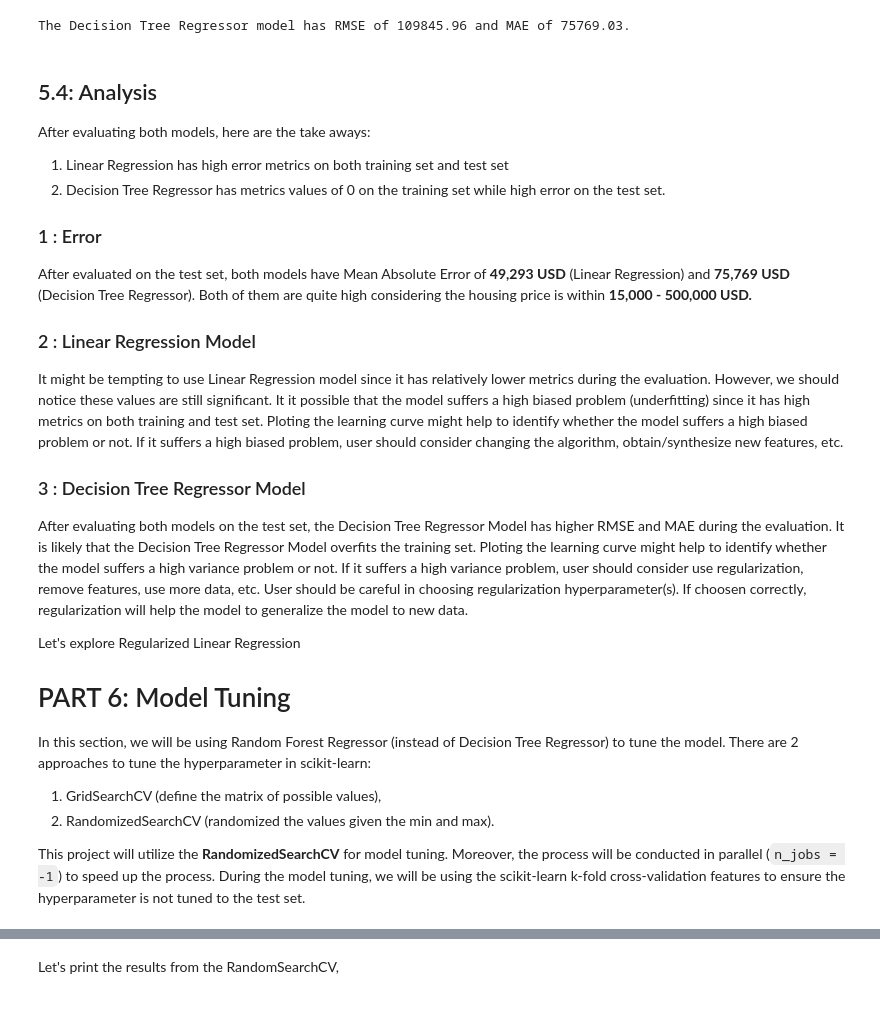
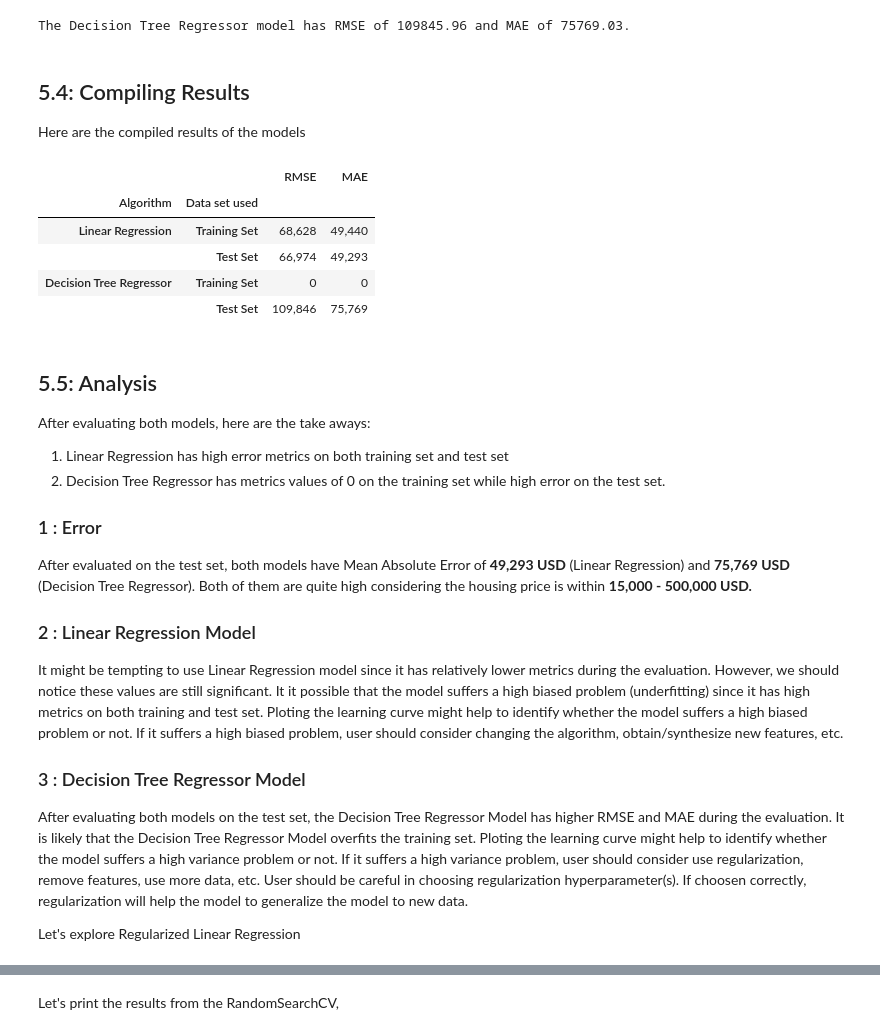
Before and after one commit to ahman24/machine_learning, a Jupyter notebook: Python - Hands on Machine Learning/1. housing prediction/California Districts Housing Price Prediction.ipynb, the cells around one changed output, grey strips where cells are left out. Drawn from its saved outputs; the diff is of its cells as text; code cells hidden in the pictures.

Commit message:
Update California Districts Housing Price Prediction.ipynb
1. revised the table on the introduction
2. added 'sections' to each 'PART'

```diff
--- a/Python - Hands on Machine Learning/1. housing prediction/California Districts Housing Price Prediction.ipynb
+++ b/Python - Hands on Machine Learning/1. housing prediction/California Districts Housing Price Prediction.ipynb
@@ -524,8 +527,30 @@ eval_tree_mae = mean_absolute_error(test_label, eval_tree)
 print("The Decision Tree Regressor model has RMSE of "+ str('%.2f'%eval_tree_rmse) +" and MAE of " + str('%.2f'%eval_tree_mae) + ".")
 # %% [output]
 The Decision Tree Regressor model has RMSE of 109845.96 and MAE of 75769.03.
+# %% [markdown]
+## 5.4: Compiling Results
+Here are the compiled results of the models
+# %%
+compiled_results = pd.DataFrame({"RMSE" : [linear_rmse, eval_linear_rmse,
+                                           tree_rmse, eval_tree_rmse],
+                                 "MAE" : [lin_mae, eval_lin_mae,
+                                          tree_mae, eval_tree_mae,]},
+                                index = pd.MultiIndex.from_tuples(
+                                    [('Linear Regression','Training Set'),('Linear Regression','Test Set'),
+                                     ('Decision Tree Regressor','Training Set'),('Decision Tree Regressor','Test Set')],
+                                    names=['Algorithm','Data set used']))
+
+pd.options.display.float_format = '{:,.0f}'.format
+compiled_results
+# %% [output]
+|  |  | RMSE | MAE |
+| Algorithm | Data set used |  |  |
+| Linear Regression | Training Set | 68,628 | 49,440 |
+|  | Test Set | 66,974 | 49,293 |
+| Decision Tree Regressor | Training Set | 0 | 0 |
+|  | Test Set | 109,846 | 75,769 |
 # %% [markdown]
-## 5.4: Analysis
+## 5.5: Analysis
 After evaluating both models, here are the take aways:
 1. Linear Regression has high error metrics on both training set and test set
 2. Decision Tree Regressor has metrics values of 0 on the training set while high error on the test set.
@@ -543,11 +568,3 @@ After evaluating both models on the test set, the Decision Tree Regressor Model
 
 
 Let's explore Regularized Linear Regression
-
-# PART 6: Model Tuning
-In this section, we will be using Random Forest Regressor (instead of Decision Tree Regressor) to tune the model. There are 2 approaches to tune the hyperparameter in scikit-learn:
-
-1. GridSearchCV (define the matrix of possible values),
-2. RandomizedSearchCV (randomized the values given the min and max).
-
-This project will utilize the **RandomizedSearchCV** for model tuning. Moreover, the process will be conducted in parallel (`n_jobs = -1`) to speed up the process. During the model tuning, we will be using the scikit-learn k-fold cross-validation features to ensure the hyperparameter is not tuned to the test set.
```
Also changed, not shown: parts of 21 cells of this notebook.
